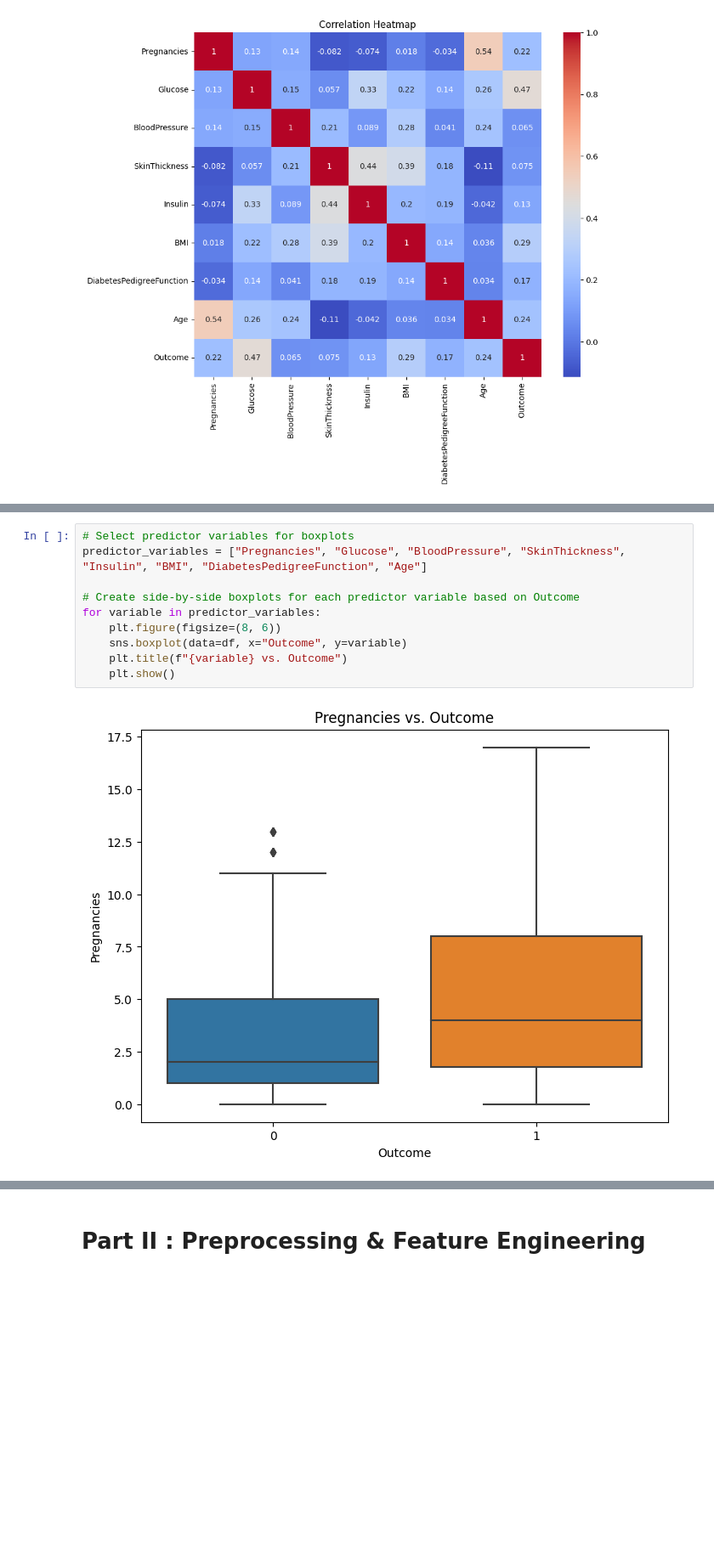
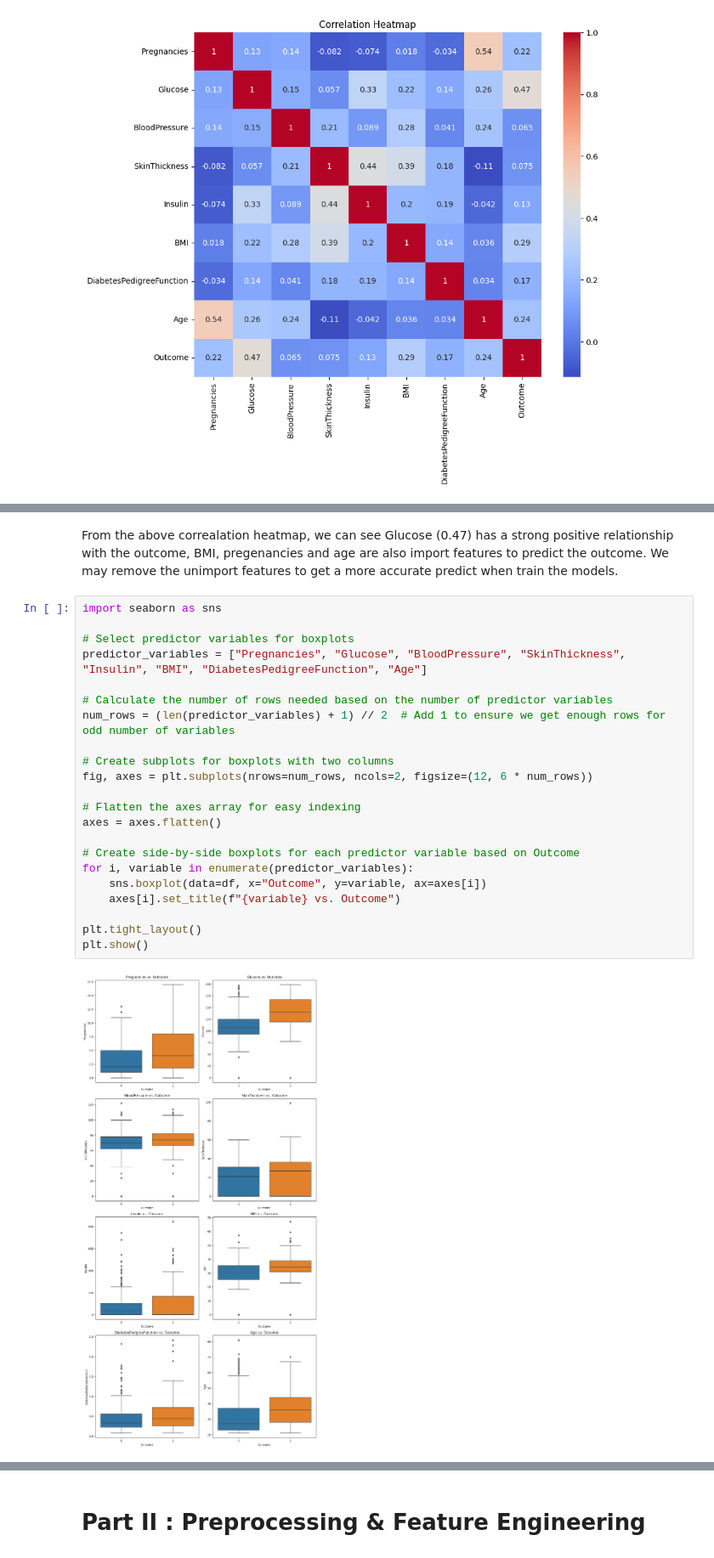
Before and after one commit to serenasunyu/ml-project-supervised-learning, a Jupyter notebook: Supervised Learning - Project.ipynb, the cells around one changed output, grey strips where cells are left out. Shown at 85% size. Cells and saved outputs as stored; diff of their text form; blank space fills up the shorter version.

Commit message:
revised model tuning

```diff
--- a/Supervised Learning - Project.ipynb
+++ b/Supervised Learning - Project.ipynb
@@ -129,12 +116,26 @@ plt.show()
+# %% [markdown]
+From the above correalation heatmap, we can see Glucose (0.47) has a strong positive relationship with the outcome, BMI, pregenancies and age are also import features to predict the outcome. We may remove the unimport features to get a more accurate predict when train the models.
 # %%
+import seaborn as sns
+
 # Select predictor variables for boxplots
 predictor_variables = ["Pregnancies", "Glucose", "BloodPressure", "SkinThickness", "Insulin", "BMI", "DiabetesPedigreeFunction", "Age"]
 
+# Calculate the number of rows needed based on the number of predictor variables
+num_rows = (len(predictor_variables) + 1) // 2  # Add 1 to ensure we get enough rows for odd number of variables
+
+# Create subplots for boxplots with two columns
+fig, axes = plt.subplots(nrows=num_rows, ncols=2, figsize=(12, 6 * num_rows))
+
+# Flatten the axes array for easy indexing
+axes = axes.flatten()
+
 # Create side-by-side boxplots for each predictor variable based on Outcome
-for variable in predictor_variables:
-    plt.figure(figsize=(8, 6))
-    sns.boxplot(data=df, x="Outcome", y=variable)
-    plt.title(f"{variable} vs. Outcome")
-    plt.show()
+for i, variable in enumerate(predictor_variables):
+    sns.boxplot(data=df, x="Outcome", y=variable, ax=axes[i])
+    axes[i].set_title(f"{variable} vs. Outcome")
+
+plt.tight_layout()
+plt.show()
 # %% [output]
-[figure, old version]
+[figure, new version]
```
Also changed, not shown: parts of 44 cells of this notebook.
